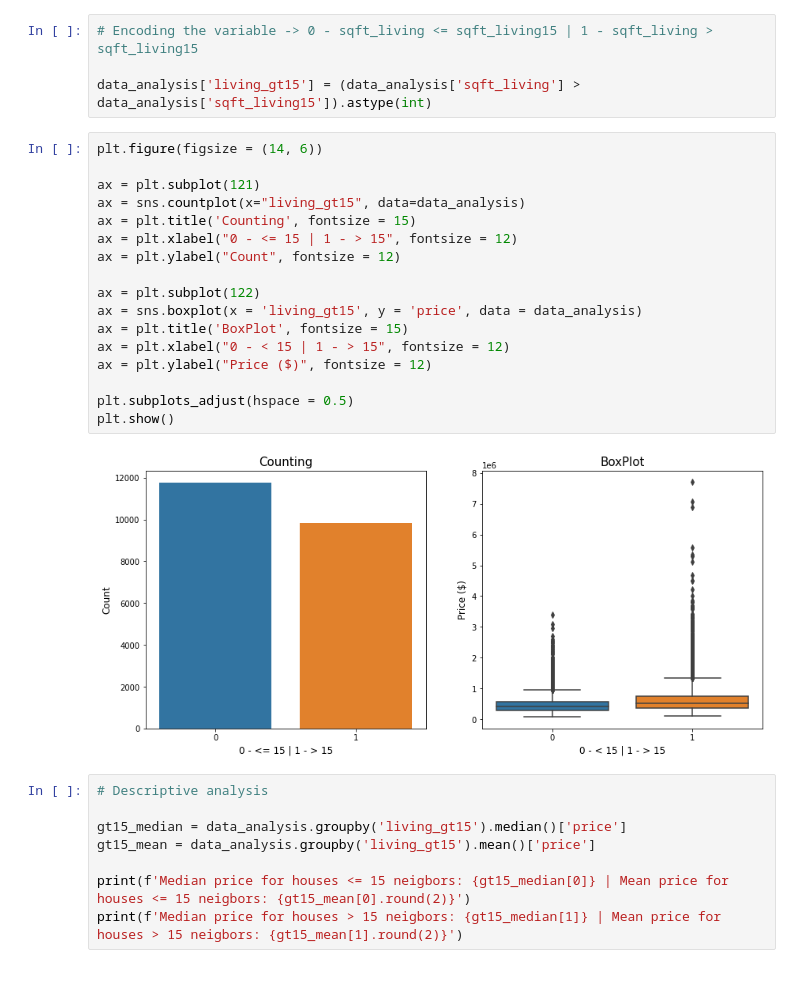
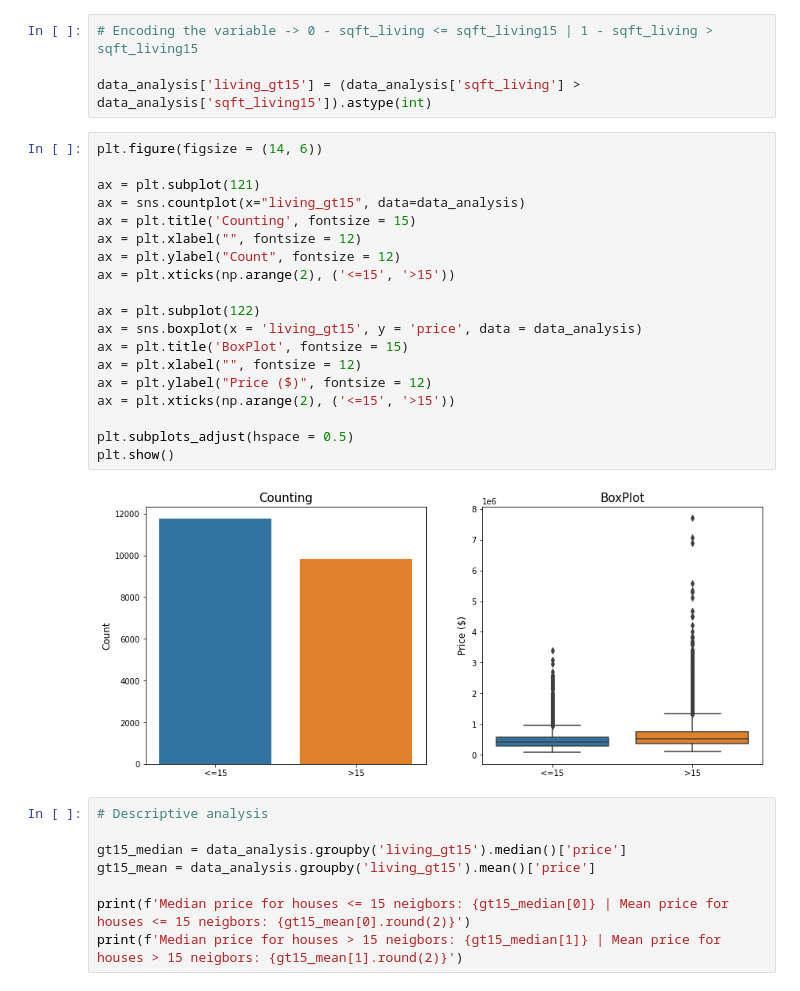
Before and after one commit to vitorlavor/Portfolio_DataScience, a Jupyter notebook: Project_HouseRocket.ipynb, the cells around one changed output. Drawn from its saved outputs; the diff is of its cells as text.

```diff
--- a/Project_HouseRocket.ipynb
+++ b/Project_HouseRocket.ipynb
@@ -614,22 +616,24 @@ data_analysis['living_gt15'] = (data_analysis['sqft_living'] > data_analysis['sq
 # %%
 plt.figure(figsize = (14, 6))
 
 ax = plt.subplot(121)
 ax = sns.countplot(x="living_gt15", data=data_analysis)
 ax = plt.title('Counting', fontsize = 15)
-ax = plt.xlabel("0 - <= 15 | 1 - > 15", fontsize = 12)
+ax = plt.xlabel("", fontsize = 12)
 ax = plt.ylabel("Count", fontsize = 12)
+ax = plt.xticks(np.arange(2), ('<=15', '>15'))
 
 ax = plt.subplot(122)
 ax = sns.boxplot(x = 'living_gt15', y = 'price', data = data_analysis)
 ax = plt.title('BoxPlot', fontsize = 15)
-ax = plt.xlabel("0 - < 15 | 1 - > 15", fontsize = 12)
+ax = plt.xlabel("", fontsize = 12)
 ax = plt.ylabel("Price ($)", fontsize = 12)
+ax = plt.xticks(np.arange(2), ('<=15', '>15'))
 
 plt.subplots_adjust(hspace = 0.5)
 plt.show()
 # %% [output]
-[figure, old version]
+[figure, new version]
 # %%
 # Descriptive analysis
 
```
Also changed, not shown: parts of 37 cells of this notebook.
